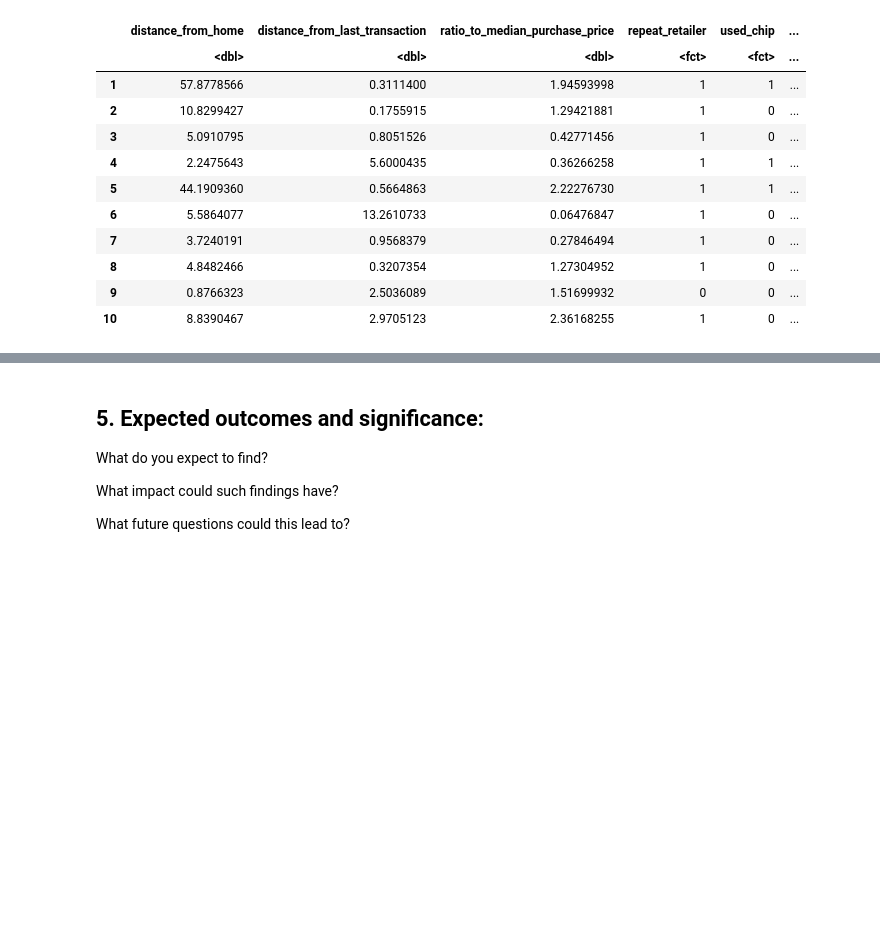
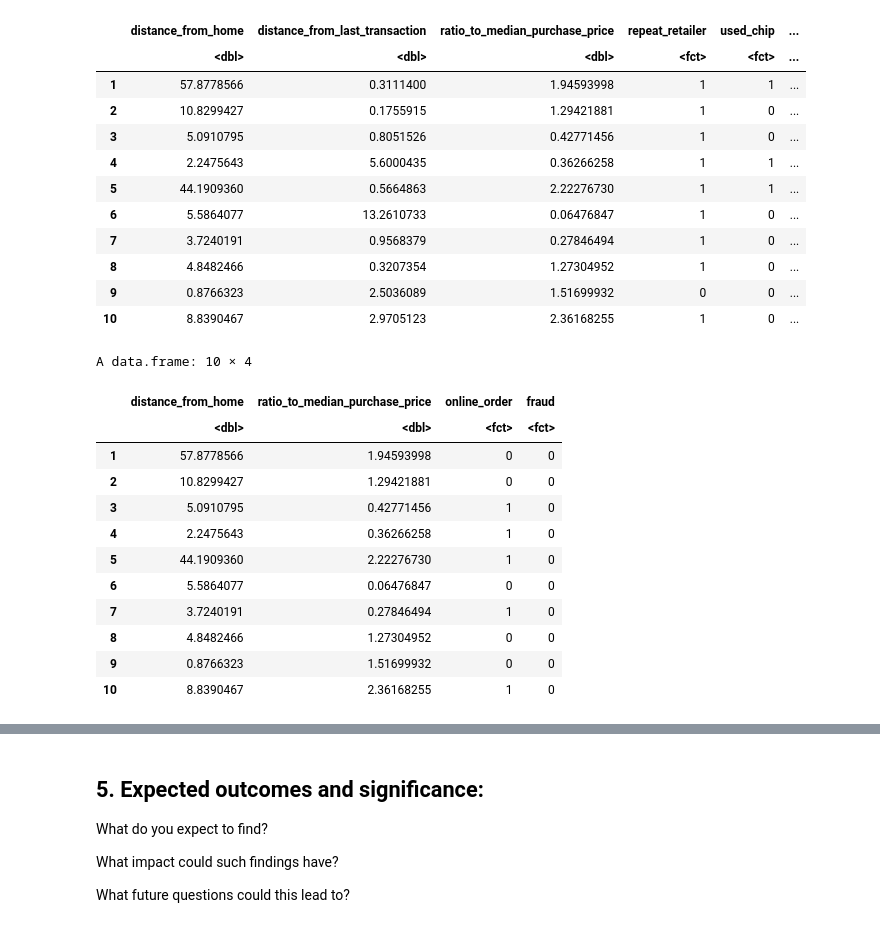
Before and after one commit to chohyeonkim/Data-Science-R-, a Jupyter notebook: Group_project_11_Proposal.ipynb, the cells around one changed output, grey strips where cells are left out. Saved outputs shown, nothing was run; the diff lists cells and outputs as text; code cells hidden in the pictures; blank space fills up the shorter version.

```diff
--- a/Group_project_11_Proposal.ipynb
+++ b/Group_project_11_Proposal.ipynb
@@ -47,3 +80,20 @@ A data.frame: 10 × 8
 | 8 | 4.8482466 | 0.3207354 | 1.27304952 | 1 | 0 | ... |
 | 9 | 0.8766323 | 2.5036089 | 1.51699932 | 0 | 0 | ... |
 | 10 | 8.8390467 | 2.9705123 | 2.36168255 | 1 | 0 | ... |
+# %%
+card_data <- select(data, distance_from_home, ratio_to_median_purchase_price, online_order, fraud )
+head(card_data, 10)
+# %% [output]
+A data.frame: 10 × 4
+|  | distance_from_home | ratio_to_median_purchase_price | online_order | fraud |
+|  | <dbl> | <dbl> | <fct> | <fct> |
+| 1 | 57.8778566 | 1.94593998 | 0 | 0 |
+| 2 | 10.8299427 | 1.29421881 | 0 | 0 |
+| 3 | 5.0910795 | 0.42771456 | 1 | 0 |
+| 4 | 2.2475643 | 0.36266258 | 1 | 0 |
+| 5 | 44.1909360 | 2.22276730 | 1 | 0 |
+| 6 | 5.5864077 | 0.06476847 | 0 | 0 |
+| 7 | 3.7240191 | 0.27846494 | 1 | 0 |
+| 8 | 4.8482466 | 1.27304952 | 0 | 0 |
+| 9 | 0.8766323 | 1.51699932 | 0 | 0 |
+| 10 | 8.8390467 | 2.36168255 | 1 | 0 |
```
Also changed, not shown: parts of 17 cells of this notebook.
